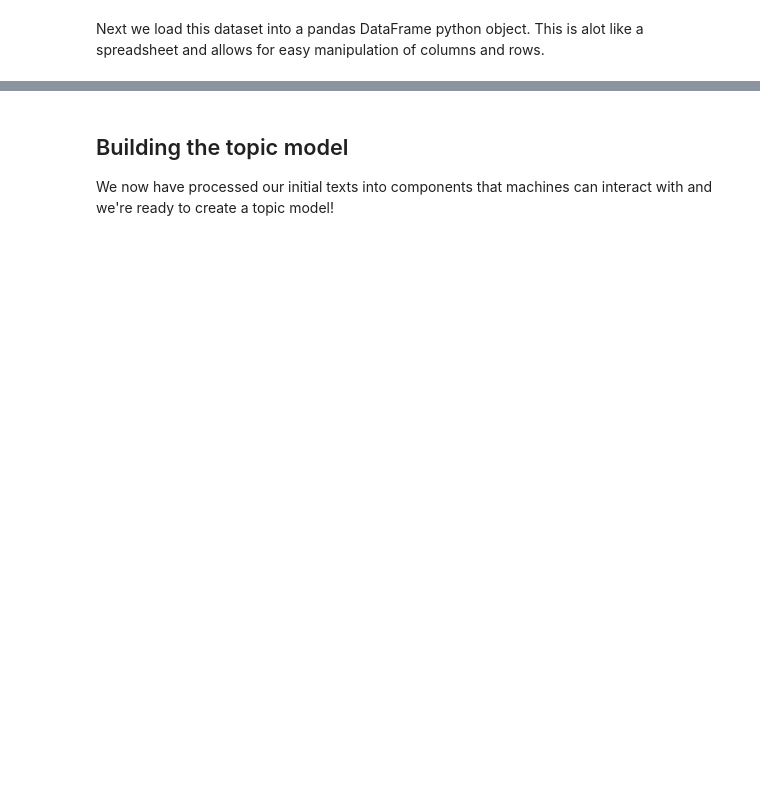
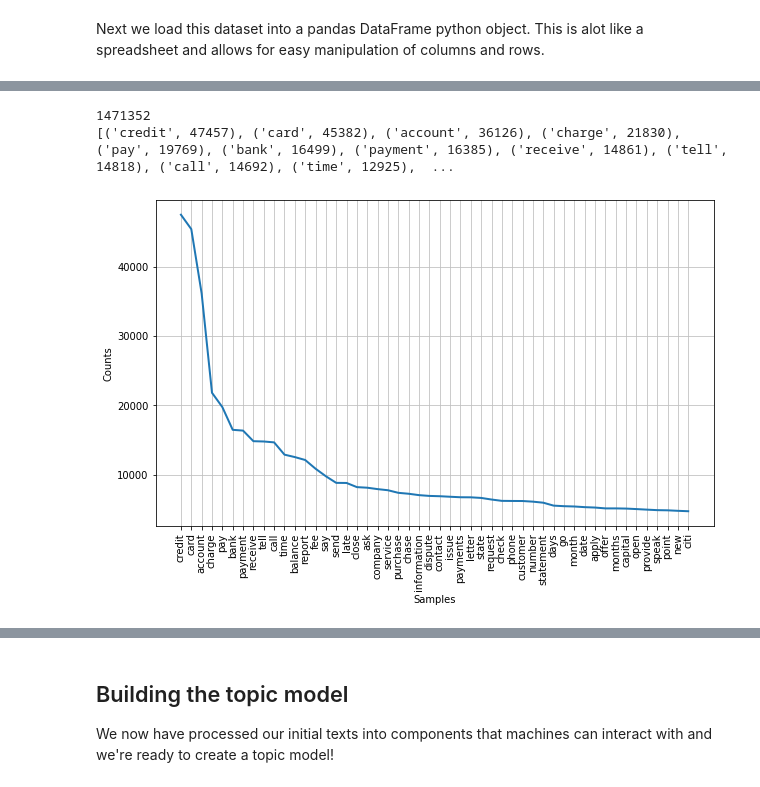
Before and after one commit to ARCTraining/ittt-ai-ml-dl, a Jupyter notebook: session_3_topicsML/session3_unsup_ML.ipynb, the cells around one changed output, grey strips where cells are left out. Drawn from its saved outputs; the diff is of its cells as text; code cells hidden in the pictures; blank space fills up the shorter version.

```diff
--- a/session_3_topicsML/session3_unsup_ML.ipynb
+++ b/session_3_topicsML/session3_unsup_ML.ipynb
@@ -321,0 +358,20 @@ for orig, proc in zip(subsample_text[:5], preprocessed_corpus[:5]):
+# %%
+import nltk
+
+# visualise word frequency
+# flatten list of lists into 1D list
+flat_list = [item for sublist in preprocessed_corpus for item in sublist]
+
+print(len(flat_list))
+# convert text to nltk text object
+text = nltk.Text(flat_list)
+
+# frequency of words
+fdist = nltk.FreqDist(text)
+print(fdist.most_common(50))
+plt.figure(figsize=(10,6))
+fdist.plot(50)
+# %% [output]
+1471352
+[('credit', 47457), ('card', 45382), ('account', 36126), ('charge', 21830), ('pay', 19769), ('bank', 16499), ('payment', 16385), ('receive', 14861), ('tell', 14818), ('call', 14692), ('time', 12925),  ...
+[figure, added]
```
Also changed, not shown: parts of 38 cells of this notebook.
